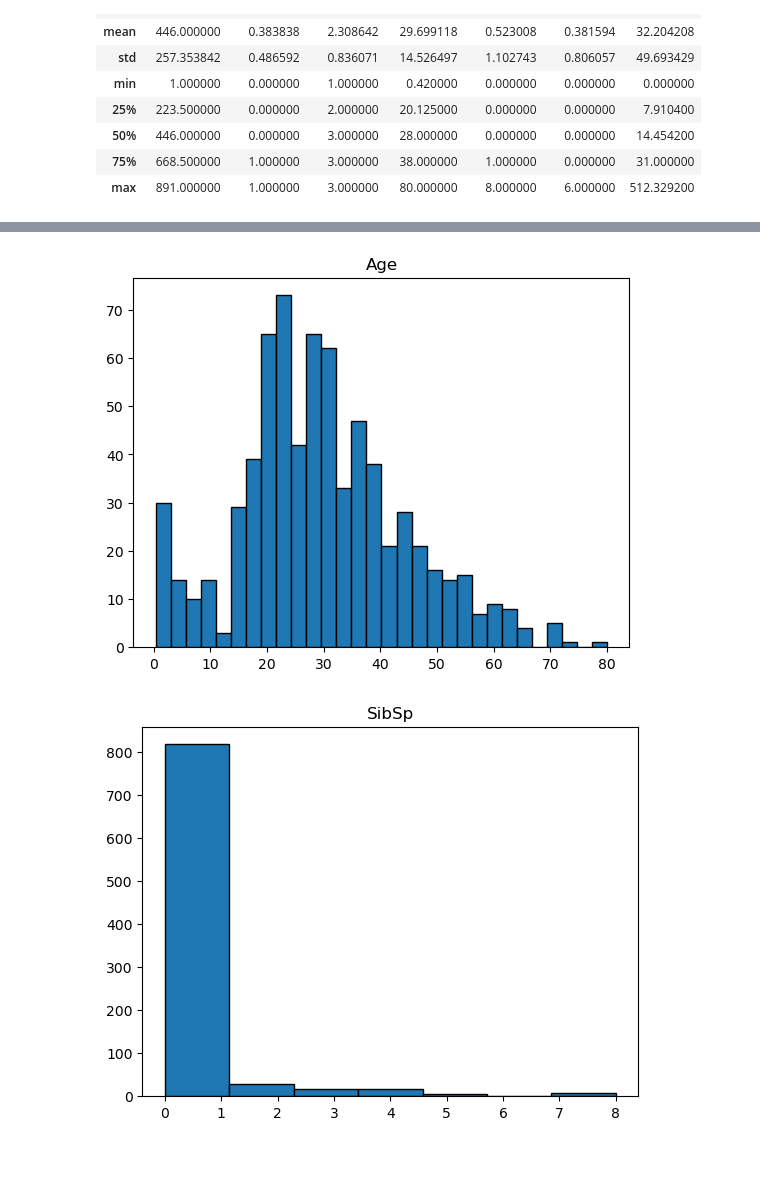
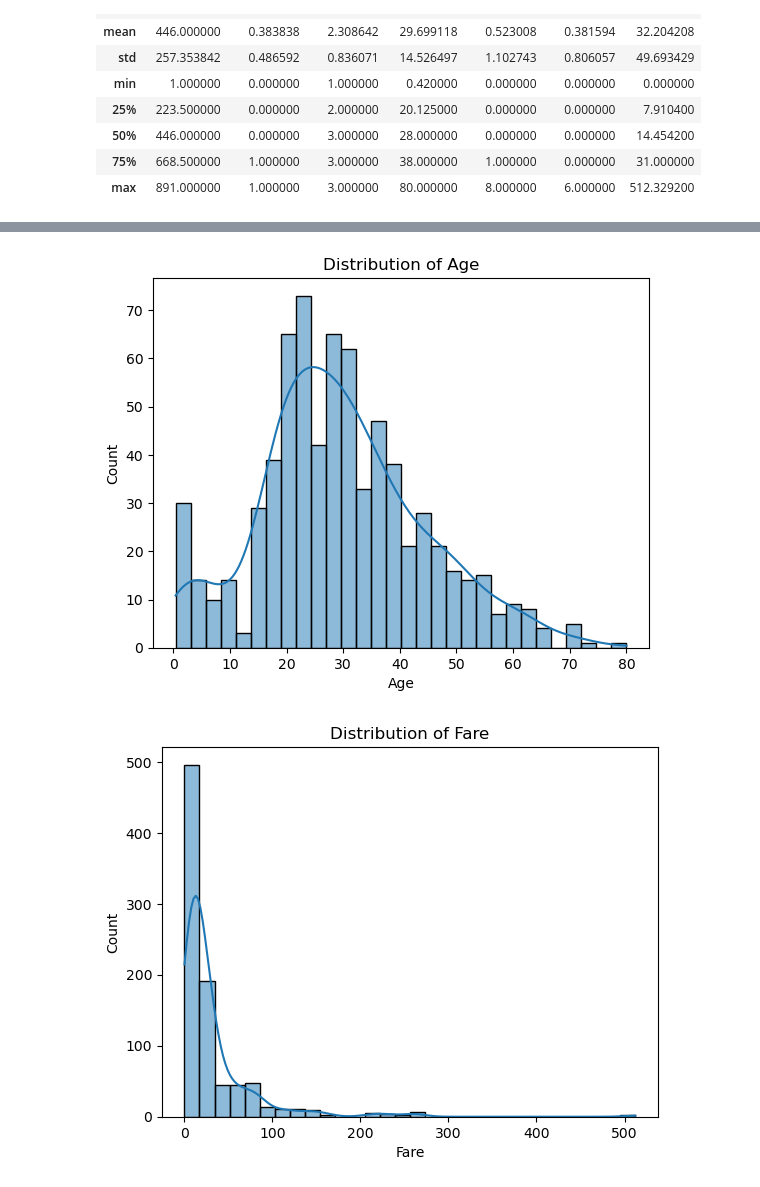
Before and after one commit to xblam/titanic, a Jupyter notebook: notebooks/titanic.ipynb, the cells around one changed output, grey strips where cells are left out. Cells and saved outputs as stored; diff of their text form; code cells hidden in the pictures; blank space fills up the shorter version.

```diff
--- a/notebooks/titanic.ipynb
+++ b/notebooks/titanic.ipynb
@@ -75,0 +56,10 @@ df_cat.head(10)
+# %%
+# big gap between lowest and highest far
+# some people get on for free?
+# which features are not useful?
+# lots of outliers for distribution of fare
+
+# df_num = train.select_dtypes(include=['int64', 'float64'])
+
+df_num = train[['Age', 'Fare', 'SibSp', 'Parch', 'Survived']]
+df_cat = train[['Pclass', 'Sex', 'Embarked', 'Cabin', 'Ticket']]
@@ -76,10 +71,9 @@ df_cat.head(10)
 # %%
 for col in df_num.columns:
-    # Choose bin count based on unique values
-    num_bins = min(30, df_num[col].nunique())
-    plt.hist(df_num[col].dropna(), bins=num_bins, edgecolor='black')
-    plt.title(col)
+    bins = min(30, df_num[col].nunique())
+    sns.histplot(df_num[col], bins=bins, kde=True)
+    plt.title(f'Distribution of {col}')
     plt.show()
 # %% [output]
-[figure, old version]
+[figure, new version]
-[figure, old version]
+[figure, new version]
```
Also changed, not shown: parts of 9 cells of this notebook, 1 other file.
